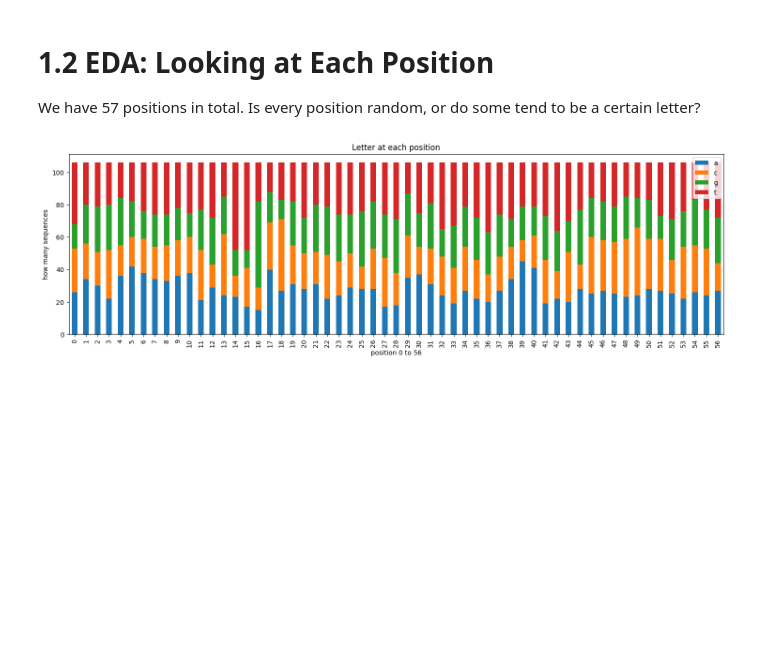
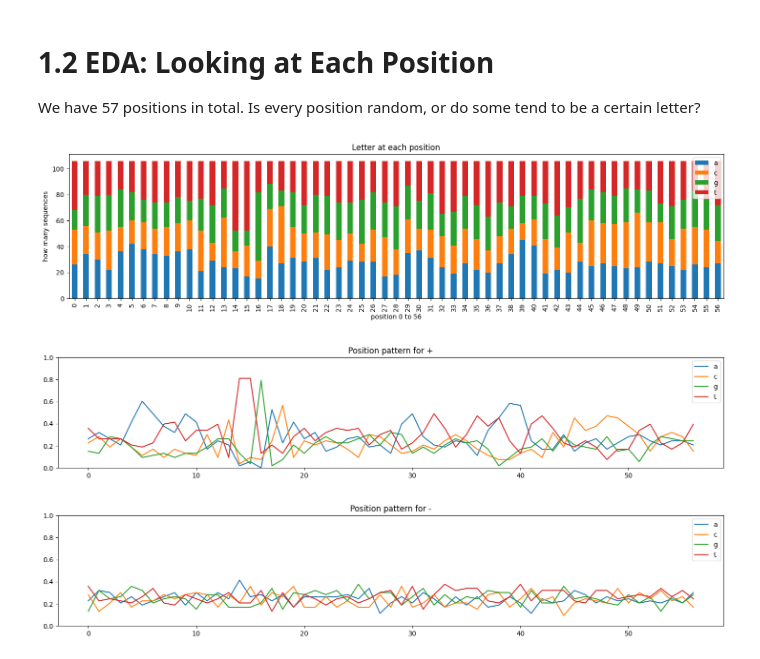
Before and after one commit to A7reus/DNA-Sequence-Classifier, a Jupyter notebook: DSA_Sequence_Classifier.ipynb, the cells around one changed output. Saved outputs shown, nothing was run; the diff lists cells and outputs as text; code cells hidden in the pictures; blank space fills up the shorter version.

Commit message:
feat: add per label analysis

```diff
--- a/DSA_Sequence_Classifier.ipynb
+++ b/DSA_Sequence_Classifier.ipynb
@@ -119,16 +119,31 @@ We have 57 positions in total. Is every position random, or do some tend to be a
 # %%
 counts = {b: [] for b in "acgt"}
 positions = range(57)
 
 for pos in positions:
   col = df["sequence"].str[pos].value_counts()
   for b in "acgt":
     counts[b].append(col.get(b, 0))
 
 pos_df = pd.DataFrame(counts, index=positions)
-pos_df.plot(kind="bar", stacked=True, figsize=(18, 5), title="Letter at each position")
+pos_df.plot(kind="bar", stacked=True, figsize=(18, 4), title="Letter at each position")
 plt.xlabel("position 0 to 56")
 plt.ylabel("how many sequences")
 plt.show()
+
+for lab in ["+", "-"]:
+  sub = df[df["label"] == lab]
+  c2 = {b: [] for b in "acgt"}
+
+  for pos in positions:
+    col = sub["sequence"].str[pos].value_counts()
+    for b in "acgt":
+      c2[b].append(col.get(b, 0) / len(sub))
+
+  pd.DataFrame(c2).plot(title=f"Position pattern for {lab}", figsize=(18, 3))
+  plt.ylim(0, 1)
+  plt.show()
 # %% [output]
-[figure, old version]
+[figure, new version]
+[figure, added]
+[figure, added]
```
